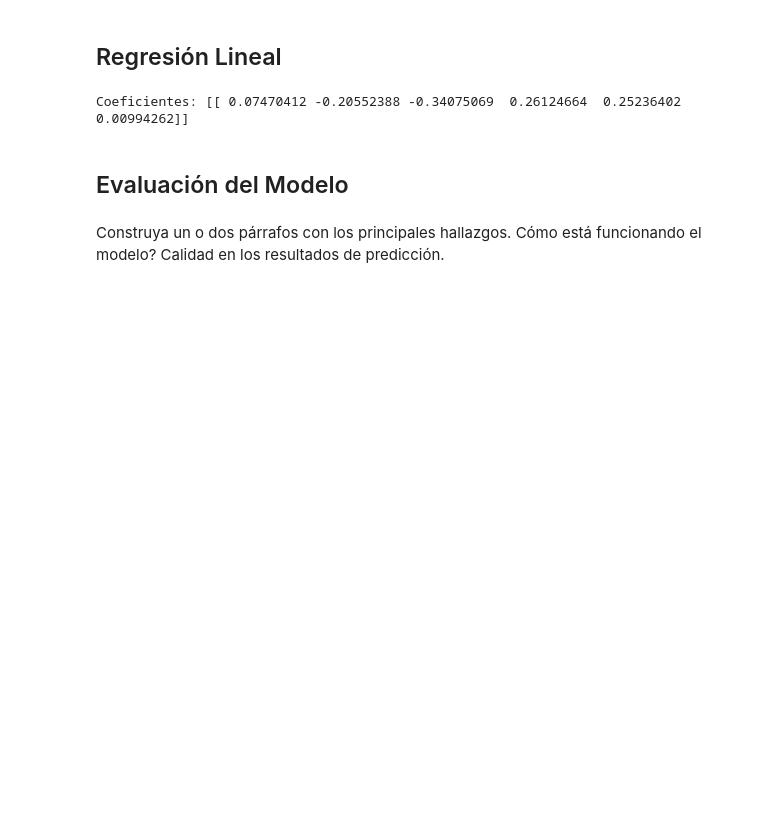
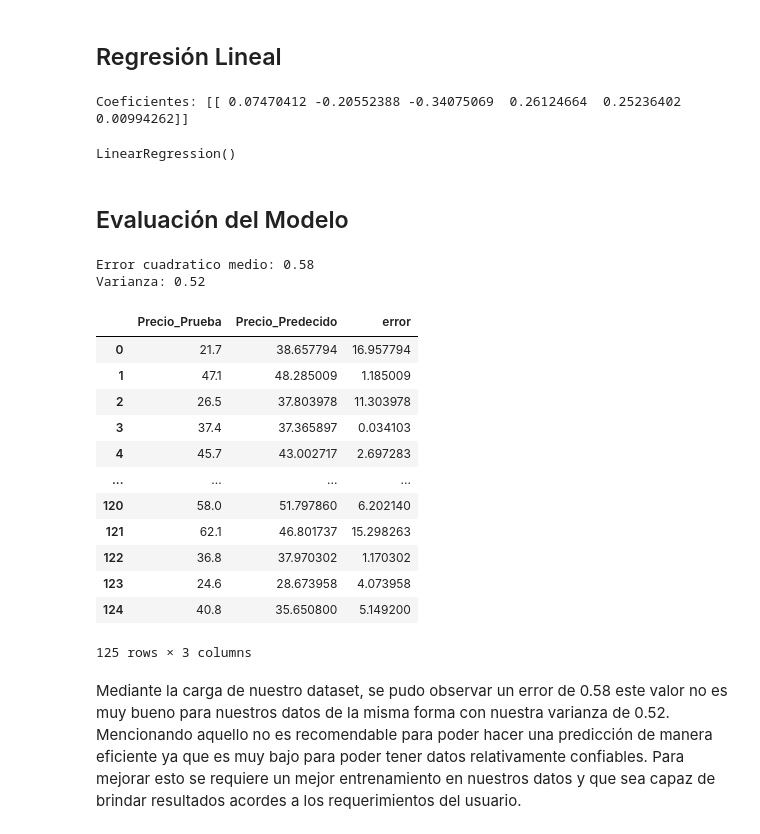
Before and after one commit to JoanC07/Regresion_Lineal, a Jupyter notebook: [NRC_6278]JoanCevallos_Lab3.ipynb, the cells around one changed output. Saved outputs shown, nothing was run; the diff lists cells and outputs as text; code cells hidden in the pictures; blank space fills up the shorter version.

```diff
--- a/[NRC_6278]JoanCevallos_Lab3.ipynb
+++ b/[NRC_6278]JoanCevallos_Lab3.ipynb
@@ -267,11 +277,59 @@ regresion.fit(X_train, y_train)
 print('Coeficientes:', regresion.coef_)
 # %% [output]
 Coeficientes: [[ 0.07470412 -0.20552388 -0.34075069  0.26124664  0.25236402  0.00994262]]
+# %%
+# Imprimiendo todos los parámetros de regresión lineal
+print(regresion)
+# Creando el modelo en datos de entrenamiento
+regresionL=regresion.fit(X_train,y_train)
+# %% [output]
+LinearRegression()
 # %%
 #Test
 # Generamos una predicción de los datos para test
 y_pred = regresion.predict(X_test)
 # %% [markdown]
 ## Evaluación del Modelo
+# %%
+#Error cuadrático medio
+#Importa el error cuadratico y varianza'''
+from sklearn.metrics import mean_squared_error, r2_score
+
+#Imprime un mensaje con el error cuadratico
+print("Error cuadratico medio: %.2f" % mean_squared_error(y_test, y_pred))
+#Imprime el puntaje de varianza
+print('Varianza: %.2f' % r2_score(y_test, y_pred))
+# %% [output]
+Error cuadratico medio: 0.58
+Varianza: 0.52
+# %%
+#Tabla con datos de prueba y su respectivo error
+#Tabla auxiliar de y_test escalado
+y_aux = pd.DataFrame (y_test, columns =['y_aux'])
+#Obtencion de datos escalados inversamente
+y_test_inverso = VariableObjetivoFit.inverse_transform(y_aux)
+#Tabla auxiliar de y_pred escalado
+y_aux = pd.DataFrame (y_pred, columns =['y_aux'])
+#Obtencion de datos escalados inversamente
+y_pred_inverso = VariableObjetivoFit.inverse_transform(y_aux)
+#Columna con la tabla de datos de precio de prueba y predecidos
+Real_data = pd.DataFrame(list(zip([i[0] for i in y_test_inverso],[ i[0] for i in y_pred_inverso])),columns =['Precio_Prueba','Precio_Predecido'])
+#Columna con informacion referente al error
+Real_data['error']=abs(Real_data['Precio_Prueba'] - Real_data['Precio_Predecido'])
+Real_data
+# %% [output]
+|  | Precio_Prueba | Precio_Predecido | error |
+| 0 | 21.7 | 38.657794 | 16.957794 |
+| 1 | 47.1 | 48.285009 | 1.185009 |
+| 2 | 26.5 | 37.803978 | 11.303978 |
+| 3 | 37.4 | 37.365897 | 0.034103 |
+| 4 | 45.7 | 43.002717 | 2.697283 |
+| ... | ... | ... | ... |
+| 120 | 58.0 | 51.797860 | 6.202140 |
+| 121 | 62.1 | 46.801737 | 15.298263 |
+| 122 | 36.8 | 37.970302 | 1.170302 |
+| 123 | 24.6 | 28.673958 | 4.073958 |
+| 124 | 40.8 | 35.650800 | 5.149200 |
+125 rows × 3 columns
 # %% [markdown]
-Construya un o dos párrafos con los principales hallazgos. Cómo está funcionando el modelo? Calidad en los resultados de predicción.
+Mediante la carga de nuestro dataset, se pudo observar un error de 0.58 este valor no es muy bueno para nuestros datos de la misma forma con nuestra varianza de 0.52. Mencionando aquello no es recomendable para poder hacer una predicción de manera eficiente ya que es muy bajo para poder tener datos relativamente confiables. Para mejorar esto se requiere un mejor entrenamiento en nuestros datos y que sea capaz de brindar resultados acordes a los requerimientos del usuario.
```
Also changed, not shown: parts of 24 cells of this notebook.
